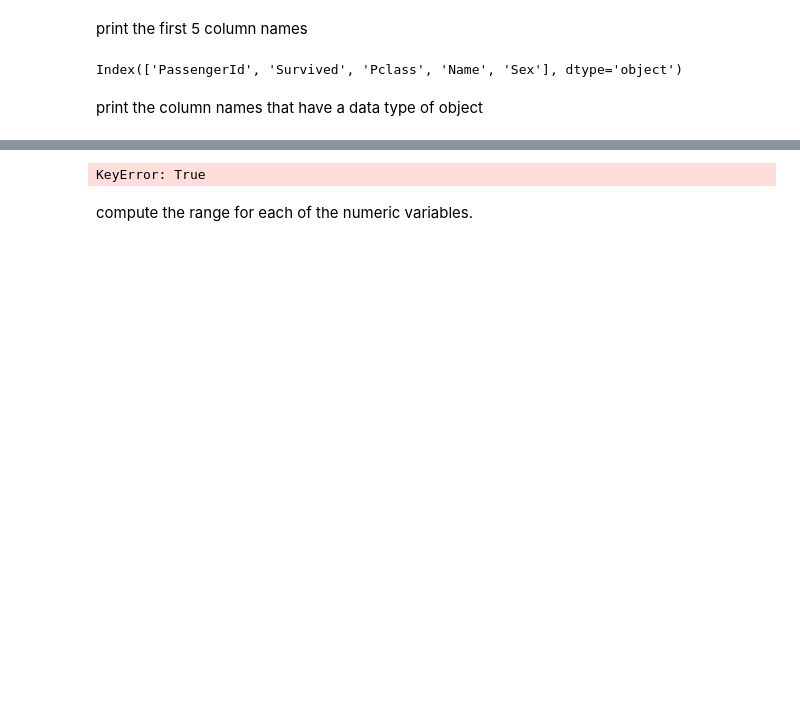
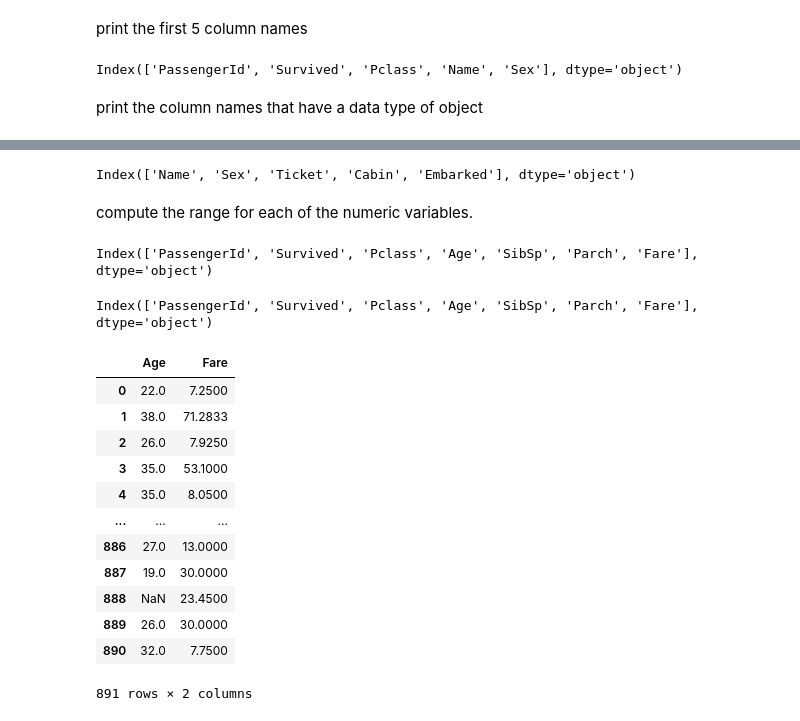
Before and after one commit to Alfred-W-S-Pirovits-Jr/classification-exercises, a Jupyter notebook: classification_exercises.ipynb, the cells around one changed output, grey strips where cells are left out. Drawn from its saved outputs; the diff is of its cells as text; code cells hidden in the pictures; blank space fills up the shorter version.

```diff
--- a/classification_exercises.ipynb
+++ b/classification_exercises.ipynb
@@ -265,6 +287,32 @@ print the column names that have a data type of object
 # %%
-df_excel[df_excel.columns.dtype == 'object']
+df_excel.select_dtypes(include='object').columns
 # %% [output]
-KeyError: True
+Index(['Name', 'Sex', 'Ticket', 'Cabin', 'Embarked'], dtype='object')
 # %% [markdown]
 compute the range for each of the numeric variables.
+# %%
+df_excel.select_dtypes(exclude='object').columns
+# %% [output]
+Index(['PassengerId', 'Survived', 'Pclass', 'Age', 'SibSp', 'Parch', 'Fare'], dtype='object')
+# %%
+df_excel.select_dtypes(include='number').columns
+# %% [output]
+Index(['PassengerId', 'Survived', 'Pclass', 'Age', 'SibSp', 'Parch', 'Fare'], dtype='object')
+# %%
+numbers = df_excel[['Age', 'Fare']]
+# %%
+numbers
+# %% [output]
+|  | Age | Fare |
+| 0 | 22.0 | 7.2500 |
+| 1 | 38.0 | 71.2833 |
+| 2 | 26.0 | 7.9250 |
+| 3 | 35.0 | 53.1000 |
+| 4 | 35.0 | 8.0500 |
+| ... | ... | ... |
+| 886 | 27.0 | 13.0000 |
+| 887 | 19.0 | 30.0000 |
+| 888 | NaN | 23.4500 |
+| 889 | 26.0 | 30.0000 |
+| 890 | 32.0 | 7.7500 |
+891 rows × 2 columns
```
Also changed, not shown: parts of 12 cells of this notebook.
